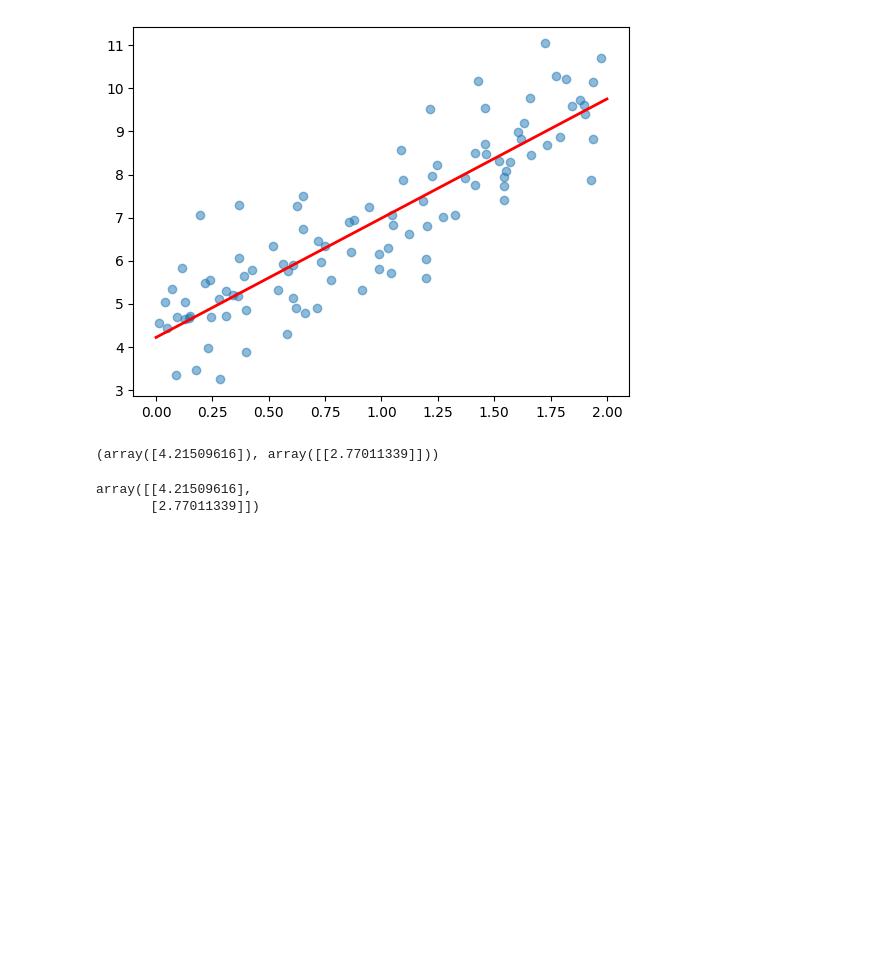
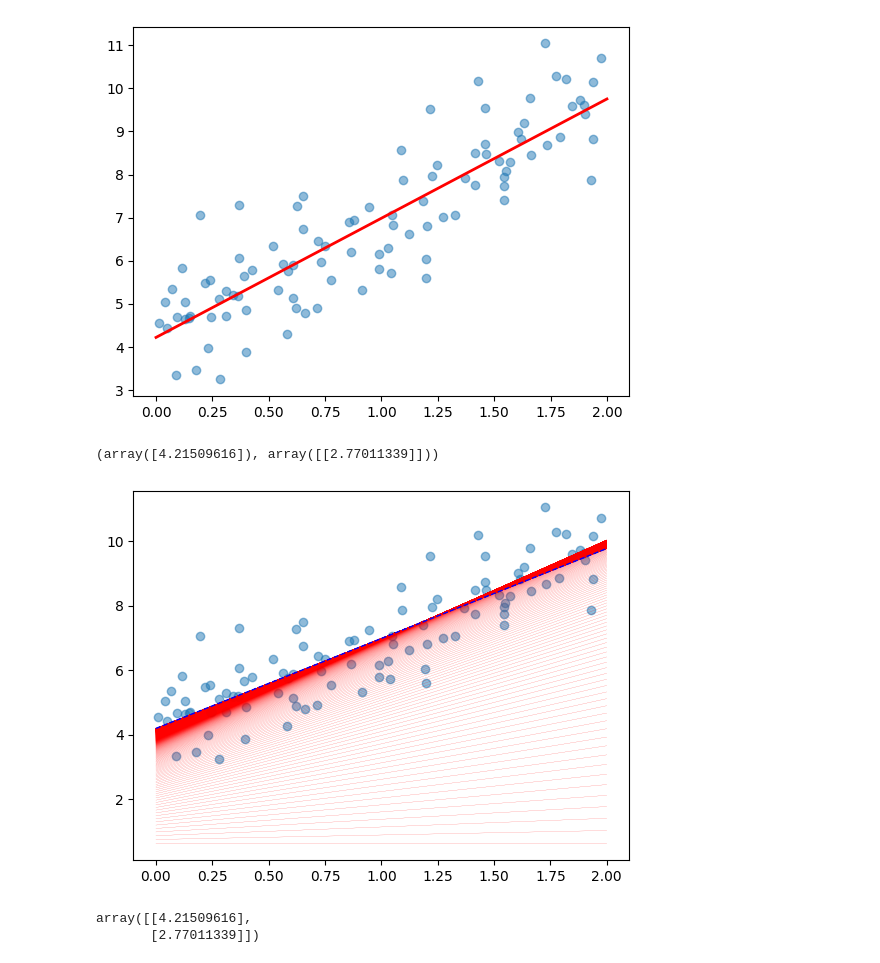
Before and after one commit to Hanifemam/hands-on, a Jupyter notebook: chap4/chap4.ipynb, the cells around one changed output. Cells and saved outputs as stored; diff of their text form; code cells hidden in the pictures; blank space fills up the shorter version.

Commit message:
GD for linear regression visualized

```diff
--- a/chap4/chap4.ipynb
+++ b/chap4/chap4.ipynb
@@ -48,14 +48,21 @@ lin_reg.intercept_, lin_reg.coef_
 # %% [output]
 (array([4.21509616]), array([[2.77011339]]))
 # %%
-eta = 0.1
+eta = 0.01
 n_epochs = 1000
 m = len(X_b)
 np.random.seed(42)
 theta = np.random.randn(2, 1)
+plt.scatter(X, y, alpha=0.5)
 for epoch in range(n_epochs):
     gradients = (2 / m) * X_b.T @ (X_b @ theta - y)
     theta = theta - eta * gradients
+    y_pred = X_new_b @ theta
+    plt.plot(X_new, y_pred, "r-", linewidth=0.1)
+plt.plot(X_new, y_pred, "b--", linewidth=1)
+plt.show()
+# %% [output]
+[figure, added]
 # %%
 theta
 # %% [output]
```
